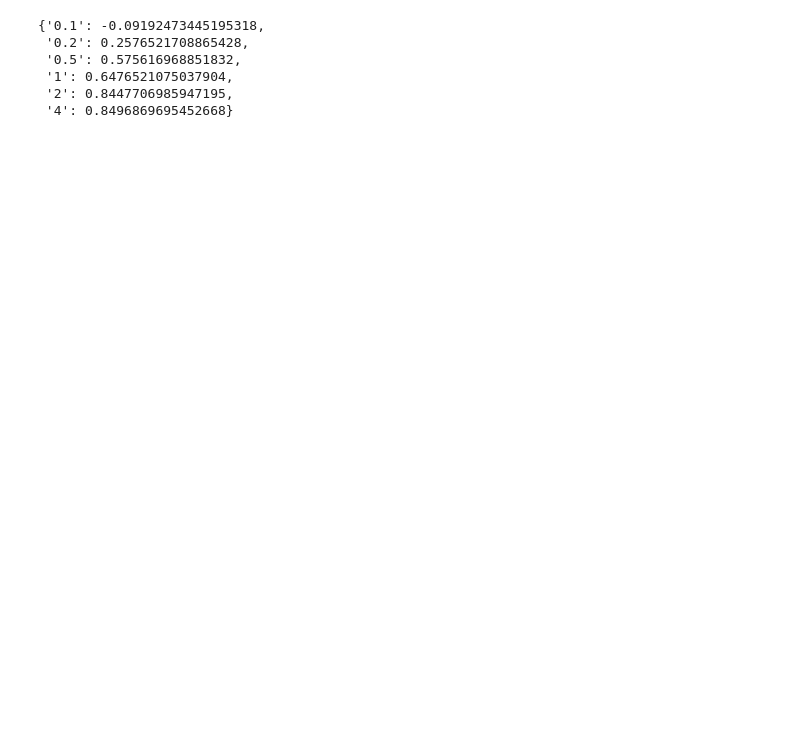
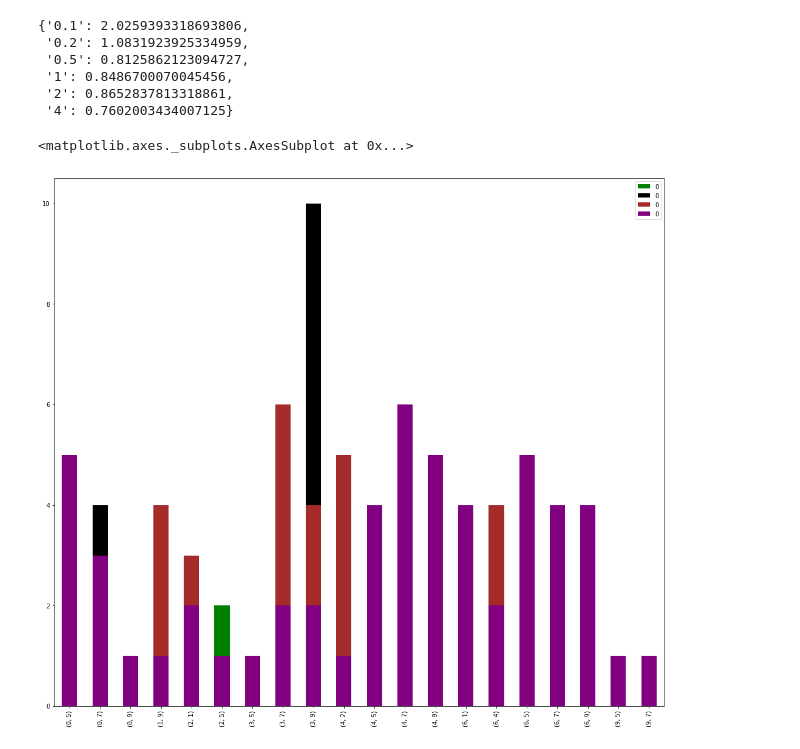
Before and after one commit to RachelLawrence/DP-Robustness, a Jupyter notebook: analysis_prototyping.ipynb, the cells around one changed output. Cells and saved outputs as stored; diff of their text form; code cells hidden in the pictures; blank space fills up the shorter version.

```diff
--- a/analysis_prototyping.ipynb
+++ b/analysis_prototyping.ipynb
@@ -65,5 +75,7 @@ for eps in dfDict:
 # %%
-linregDict = {}
+# TODO: Plot the regression lines
+slopeDict = {}
+interceptDict = {}
 for eps in dfDict:
     x = []
     y = []
@@ -74,13 +86,52 @@ for eps in dfDict:
         x.extend(dfDict[eps][xLabel].values)
         y.extend(dfDict[eps][yLabel].values)
 
-    reg = sc.stats.linregress(x, y)
-    linregDict[eps] = reg[0]
-linregDict
+    reg = scipy.stats.linregress(x, y)
+    slopeDict[eps] = reg[0]
+    interceptDict[eps] = reg[1]
 # %% [output]
-{'0.1': -0.09192473445195318,
- '0.2': 0.2576521708865428,
- '0.5': 0.575616968851832,
- '1': 0.6476521075037904,
- '2': 0.8447706985947195,
- '4': 0.8496869695452668}
+{'0.1': 2.0259393318693806,
+ '0.2': 1.0831923925334959,
+ '0.5': 0.8125862123094727,
+ '1': 0.8486700070045456,
+ '2': 0.8652837813318861,
+ '4': 0.7602003434007125}
+# %%
+# When is DP much better than no DP?
+dpBetterCorrect = {}
+dpBetterAdv = {}
+dpBetterDict = {}
+dpBetterPairs = {}
+dpHist = None
+
+for eps in dfDict:
+    if eps in ['0.1', '0.2']:
+        continue
+
+    dpBetterCorrect[eps] = []
+    dpBetterAdv[eps] = []
+
+    for i in range(9):
+        zeroLabel = "Adv%d Eps 0 Distortion" % i
+        epsLabel = "Adv%d Eps %s Distortion" % (i, eps)
+        dpBetterDict[eps] = dfDict[eps][dfDict[eps][epsLabel] >= dfDict[eps][zeroLabel] * 1.5]
+
+        dpBetterCorrect[eps].extend(dpBetterDict[eps]["Valid Eps %s Classification" % eps].values)
+        dpBetterAdv[eps].extend(dpBetterDict[eps]["Adv%d Eps %s Classification" % (i, eps)].values)
+
+for eps in dpBetterCorrect:
+    dpBetterPairs[eps] = [(dpBetterCorrect[eps][i], dpBetterAdv[eps][i]) for i in range(len(dpBetterCorrect[eps]))]
+    dpBetterPairs[eps].sort()
+
+    dpBetterPairsDF = pd.DataFrame.from_dict(Counter(dpBetterPairs[eps]), orient='index')
+    if dpBetterPairsDF.empty:
+        continue
+
+    if (dpHist is None):
+        dpHist = dpBetterPairsDF.plot(kind='bar', color=colorMap[eps], figsize=(18,16))
+    else:
+        dpBetterPairsDF.plot(kind='bar', color=colorMap[eps], figsize=(18,16), ax=dpHist)
+dpHist
+# %% [output]
+<matplotlib.axes._subplots.AxesSubplot at 0x...>
+[figure, added]
```
Also changed, not shown: parts of 5 cells of this notebook.
